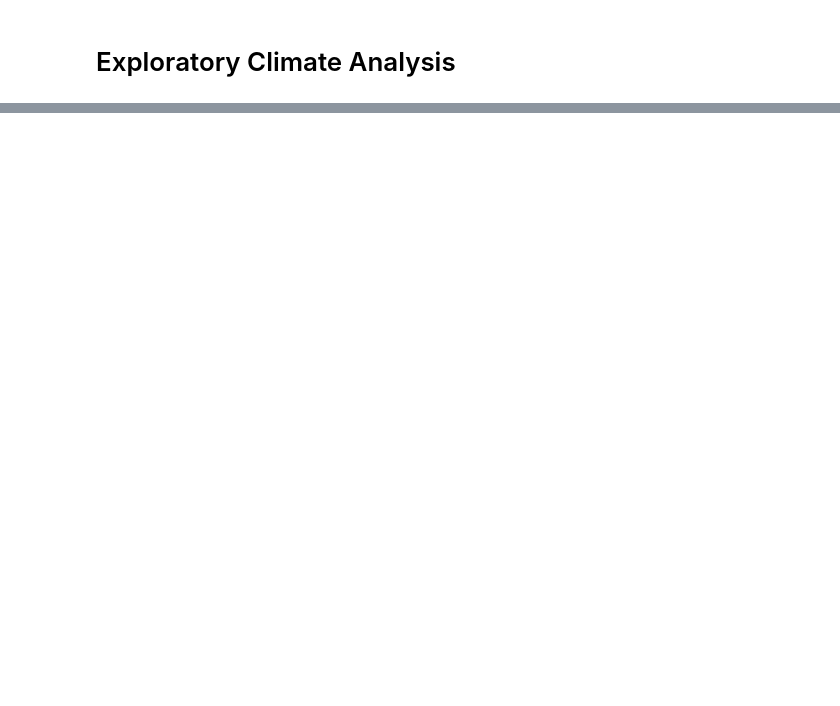
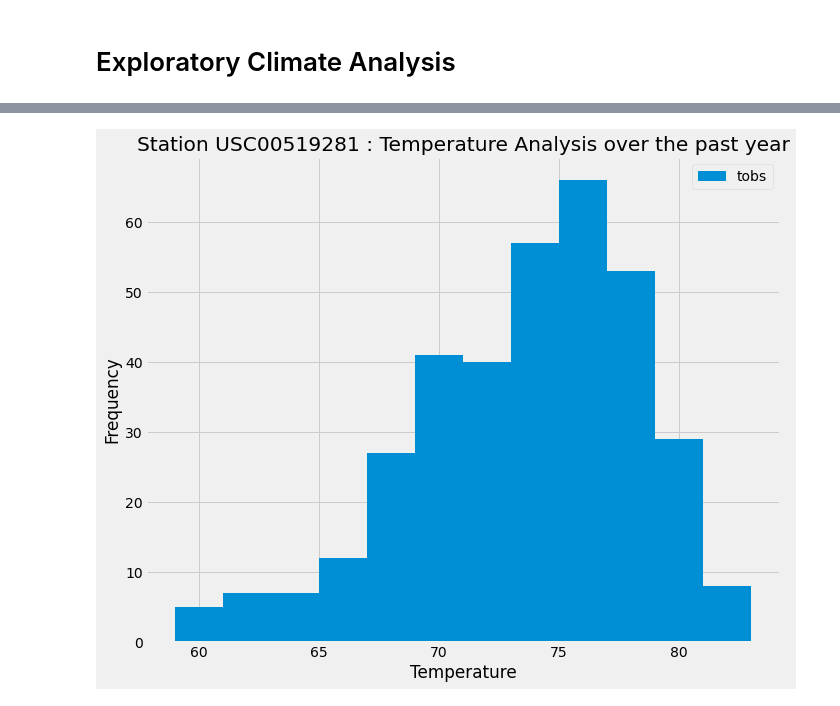
Before and after one commit to tanvi-12/SQLAlchemy-Challenge, a Jupyter notebook: climate_starter.ipynb, the cells around one changed output, grey strips where cells are left out. Saved outputs shown, nothing was run; the diff lists cells and outputs as text; code cells hidden in the pictures; blank space fills up the shorter version.

Commit message:
UPDATED Step 1 - Climate Analysis and Exploration

```diff
--- a/climate_starter.ipynb
+++ b/climate_starter.ipynb
@@ -55,3 +153,6 @@ engine = create_engine("sqlite:///Resources/hawaii.sqlite")
 # %%
-# Choose the station with the highest number of temperature observations.
 # Query the last 12 months of temperature observation data for this station and plot the results as a histogram
+select = [measurement.date, measurement.tobs]
+data_one_year_temp = session.query(*select).\
+    filter(measurement.station == "USC00519281").\
+    filter(measurement.date >= "2016-08-23").all()
@@ -123,0 +159,19 @@ daily_normals("01-01")
+# %%
+#sort data
+dates = [result[0] for result in data_one_year_temp]
+temp = [result[1] for result in data_one_year_temp]
+tempdata_df = pd.DataFrame({"Date" : dates ,"tobs": temp})
+tempdata_df["Date"]=pd.to_datetime(tempdata_df["Date"])
+tempdata_df=tempdata_df.sort_values(by=["Date"]).fillna(0)
+tempdata_df = tempdata_df.set_index("Date")
+# %%
+#histogram
+plt.figure(figsize = (10,8))
+plt.hist(tempdata_df["tobs"], bins = 12, label = "tobs")
+plt.title("Station USC00519281 : Temperature Analysis over the past year")
+plt.xlabel("Temperature")
+plt.ylabel("Frequency")
+plt.legend()
+plt.tight_layout()
+# %% [output]
+[figure, added]
```
Also changed, not shown: parts of 24 cells of this notebook.
